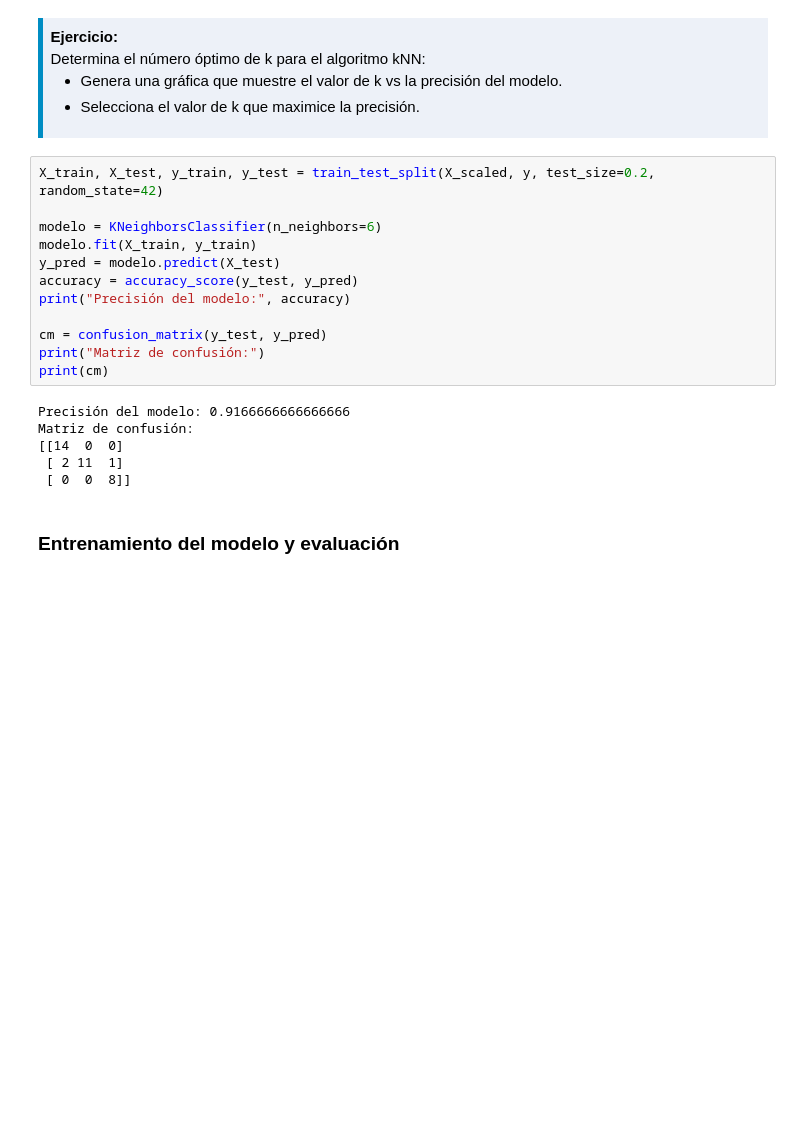
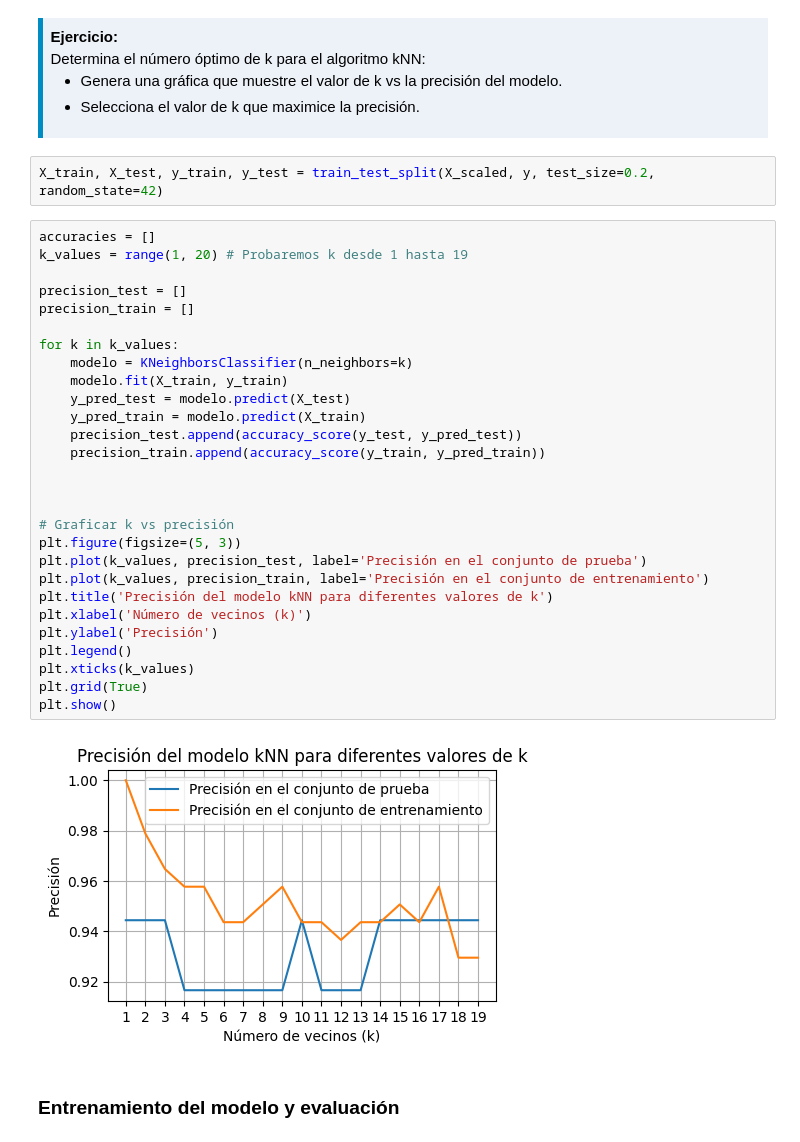
Before and after one commit to jennygn/Ejercicios, a Jupyter notebook: 4-Ejercicios/04-kNN.ipynb, the cells around one changed output. Cells and saved outputs as stored; diff of their text form; blank space fills up the shorter version.

```diff
--- a/4-Ejercicios/04-kNN.ipynb
+++ b/4-Ejercicios/04-kNN.ipynb
@@ -145,24 +147,38 @@ Scaled DataFrame head:
   <li>Selecciona el valor de k que maximice la precisión.</li>
 </ul>
 </div>
-# %%
-X_train, X_test, y_train, y_test = train_test_split(X_scaled, y, test_size=0.2, random_state=42)
-
-modelo = KNeighborsClassifier(n_neighbors=6)
-modelo.fit(X_train, y_train)
-y_pred = modelo.predict(X_test)
-accuracy = accuracy_score(y_test, y_pred)
-print("Precisión del modelo:", accuracy)
-
-cm = confusion_matrix(y_test, y_pred)
-print("Matriz de confusión:")
-print(cm)
-# %% [output]
-Precisión del modelo: 0.9166666666666666
-Matriz de confusión:
-[[14  0  0]
- [ 2 11  1]
- [ 0  0  8]]
+# %%
+X_train, X_test, y_train, y_test = train_test_split(X_scaled, y, test_size=0.2, random_state=42)
+# %%
+accuracies = []
+k_values = range(1, 20) # Probaremos k desde 1 hasta 19
+
+precision_test = []
+precision_train = []
+
+for k in k_values:
+    modelo = KNeighborsClassifier(n_neighbors=k)
+    modelo.fit(X_train, y_train)
+    y_pred_test = modelo.predict(X_test)
+    y_pred_train = modelo.predict(X_train)
+    precision_test.append(accuracy_score(y_test, y_pred_test))
+    precision_train.append(accuracy_score(y_train, y_pred_train))
+
+
+
+# Graficar k vs precisión
+plt.figure(figsize=(5, 3))
+plt.plot(k_values, precision_test, label='Precisión en el conjunto de prueba')
+plt.plot(k_values, precision_train, label='Precisión en el conjunto de entrenamiento')
+plt.title('Precisión del modelo kNN para diferentes valores de k')
+plt.xlabel('Número de vecinos (k)')
+plt.ylabel('Precisión')
+plt.legend()
+plt.xticks(k_values)
+plt.grid(True)
+plt.show()
+# %% [output]
+[figure, added]
 # %% [markdown]
 
 ### <font color='008dc3'> Entrenamiento del modelo y evaluación </font>
```
Also changed, not shown: parts of 2 cells of this notebook.
